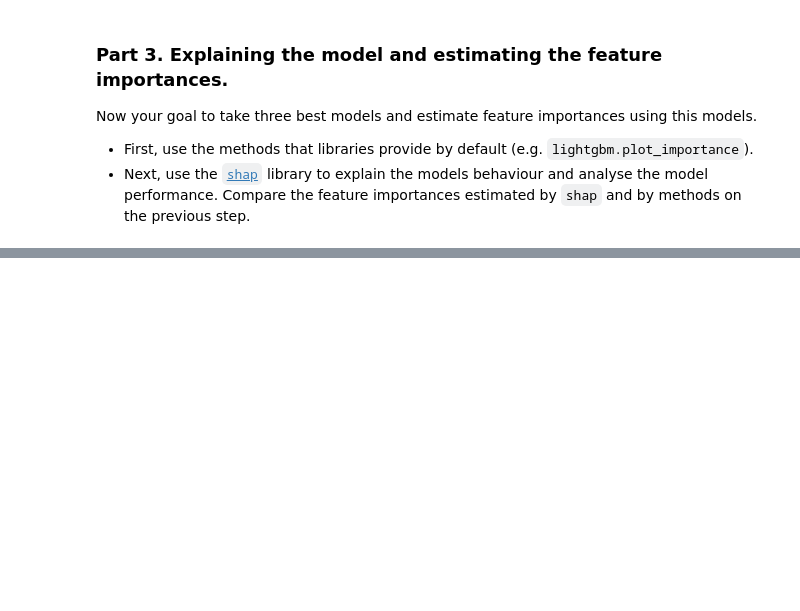
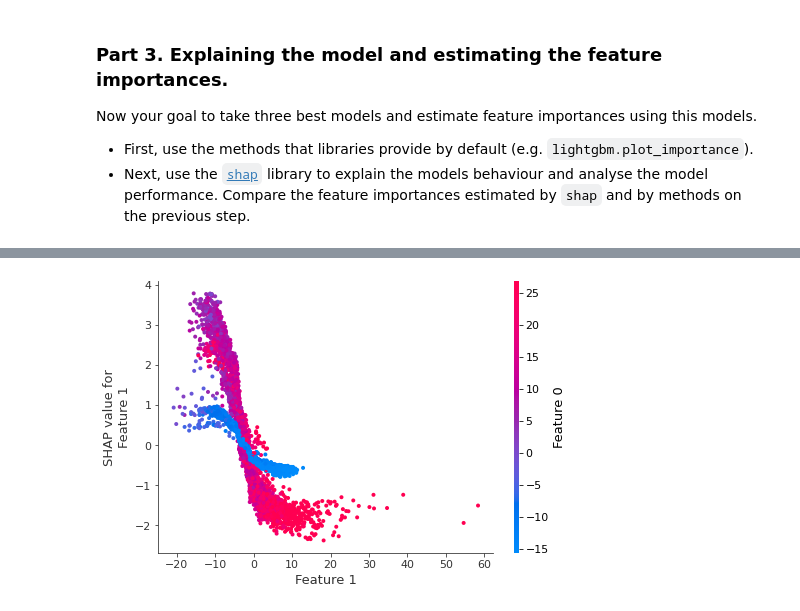
Before and after one commit to holyfame/ml_mipt_basic, a Jupyter notebook: lab_2/Lab2_boosting.ipynb, the cells around one changed output, grey strips where cells are left out. Saved outputs shown, nothing was run; the diff lists cells and outputs as text; code cells hidden in the pictures; blank space fills up the shorter version.

```diff
--- a/lab_2/Lab2_boosting.ipynb
+++ b/lab_2/Lab2_boosting.ipynb
@@ -126,0 +209,9 @@ Now your goal to take three best models and estimate feature importances using t
+# %%
+model = base_models[0]
+# %%
+explainer = shap.TreeExplainer(model)
+shap_values = explainer.shap_values(X_train_pca)
+# %%
+shap.dependence_plot(1, shap_values[1], X_train_pca)
+# %% [output]
+[figure, added]
```
Also changed, not shown: parts of 26 cells of this notebook, 8 other files.
